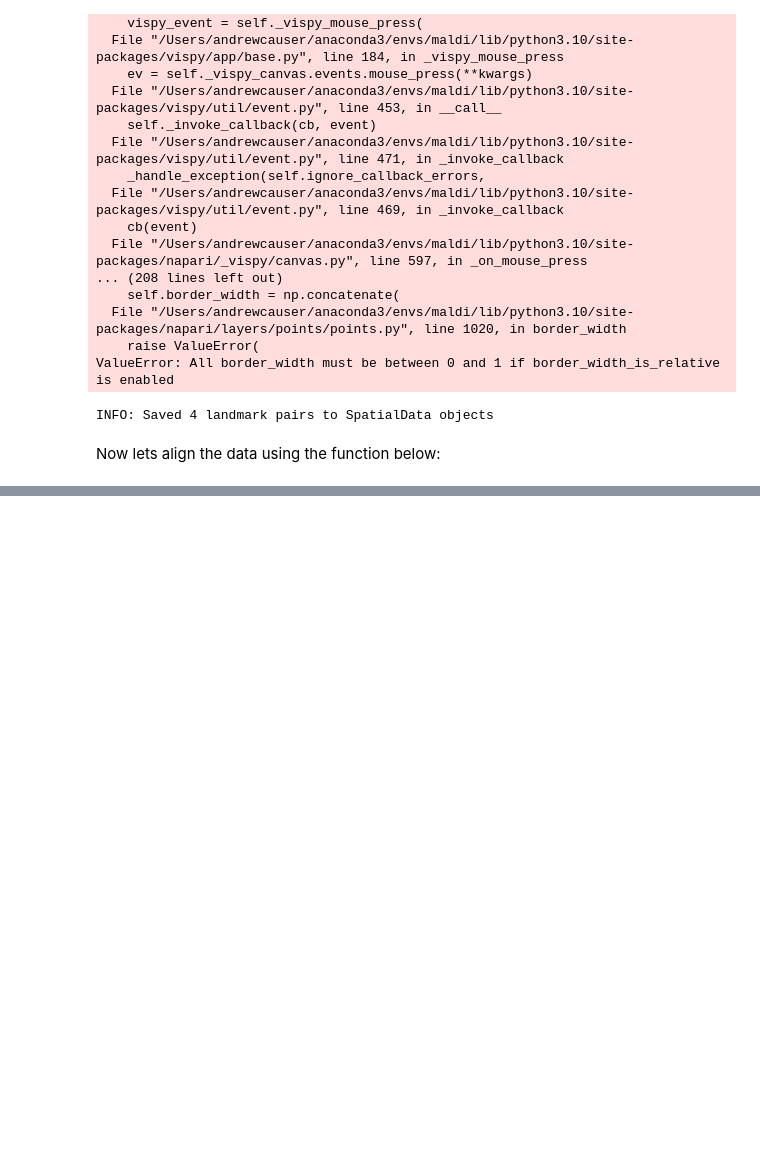
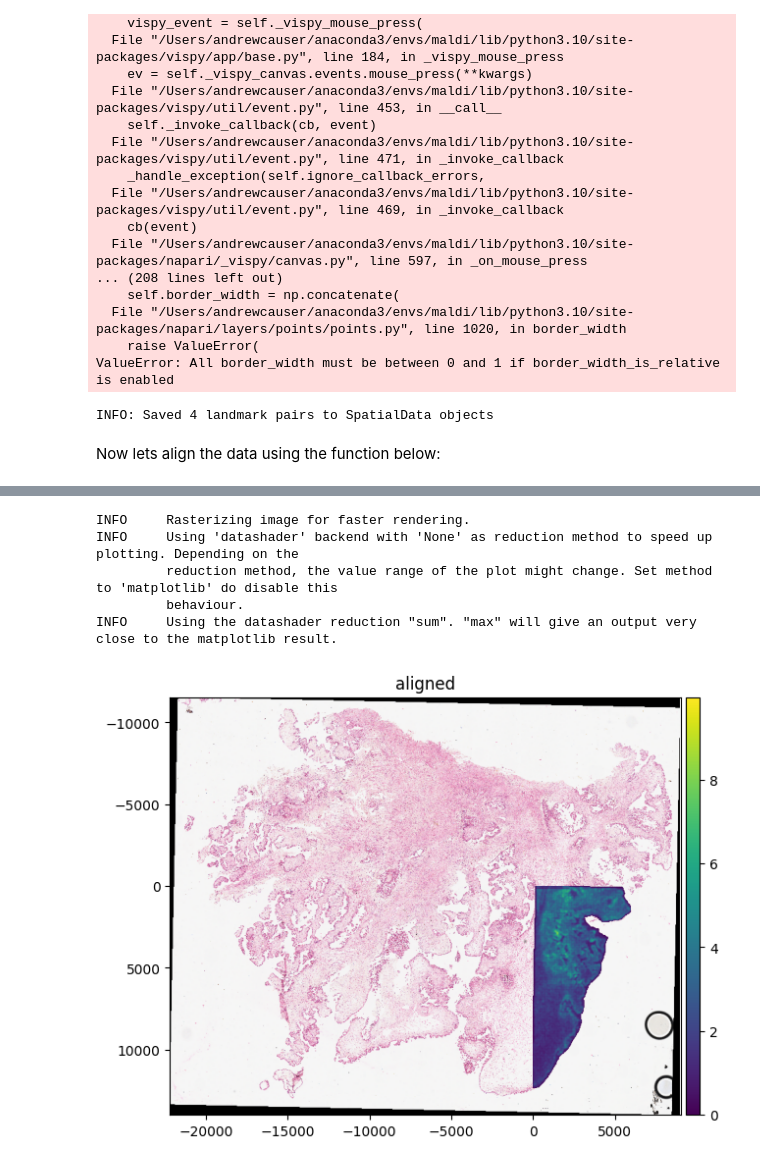
Before and after one commit to agc888/goatpy, a Jupyter notebook: Tutorial/goatpy_tutorial.ipynb, the cells around one changed output, grey strips where cells are left out. Saved outputs shown, nothing was run; the diff lists cells and outputs as text; code cells hidden in the pictures; blank space fills up the shorter version.

```diff
--- a/Tutorial/goatpy_tutorial.ipynb
+++ b/Tutorial/goatpy_tutorial.ipynb
@@ -162,0 +179,14 @@ INFO     Rasterizing image for faster rendering.
+# %%
+import spatialdata_plot
+aligned.pl.render_images("he_image") \
+     .pl.render_points(
+            "centroids",
+            color="mz-1282.5", size =50) \
+     .pl.show("aligned")
+# %% [output]
+INFO     Rasterizing image for faster rendering.
+INFO     Using 'datashader' backend with 'None' as reduction method to speed up plotting. Depending on the
+         reduction method, the value range of the plot might change. Set method to 'matplotlib' do disable this
+         behaviour.
+INFO     Using the datashader reduction "sum". "max" will give an output very close to the matplotlib result.
+[figure, added]
```
Also changed, not shown: parts of 29 cells of this notebook, 11 other files.
